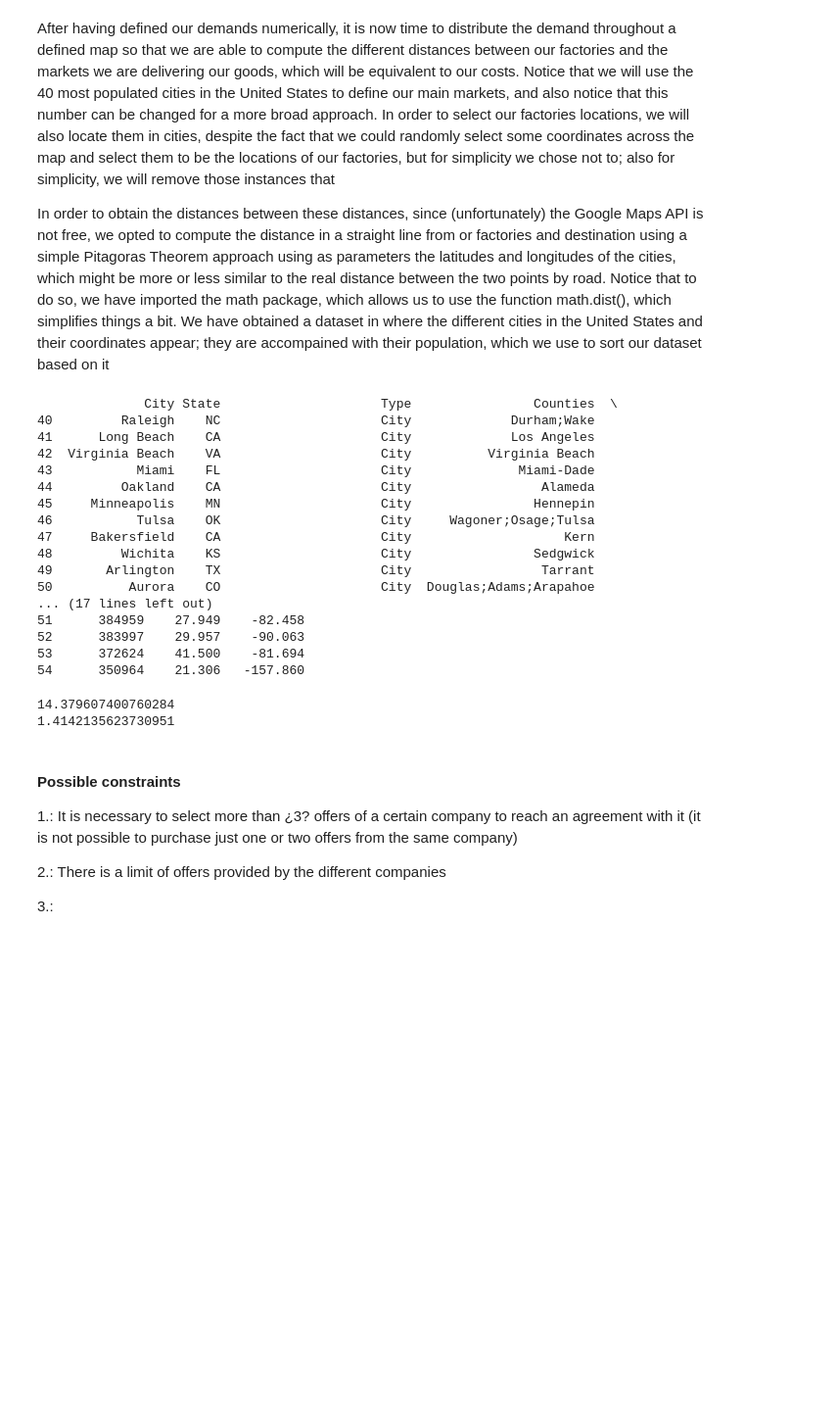
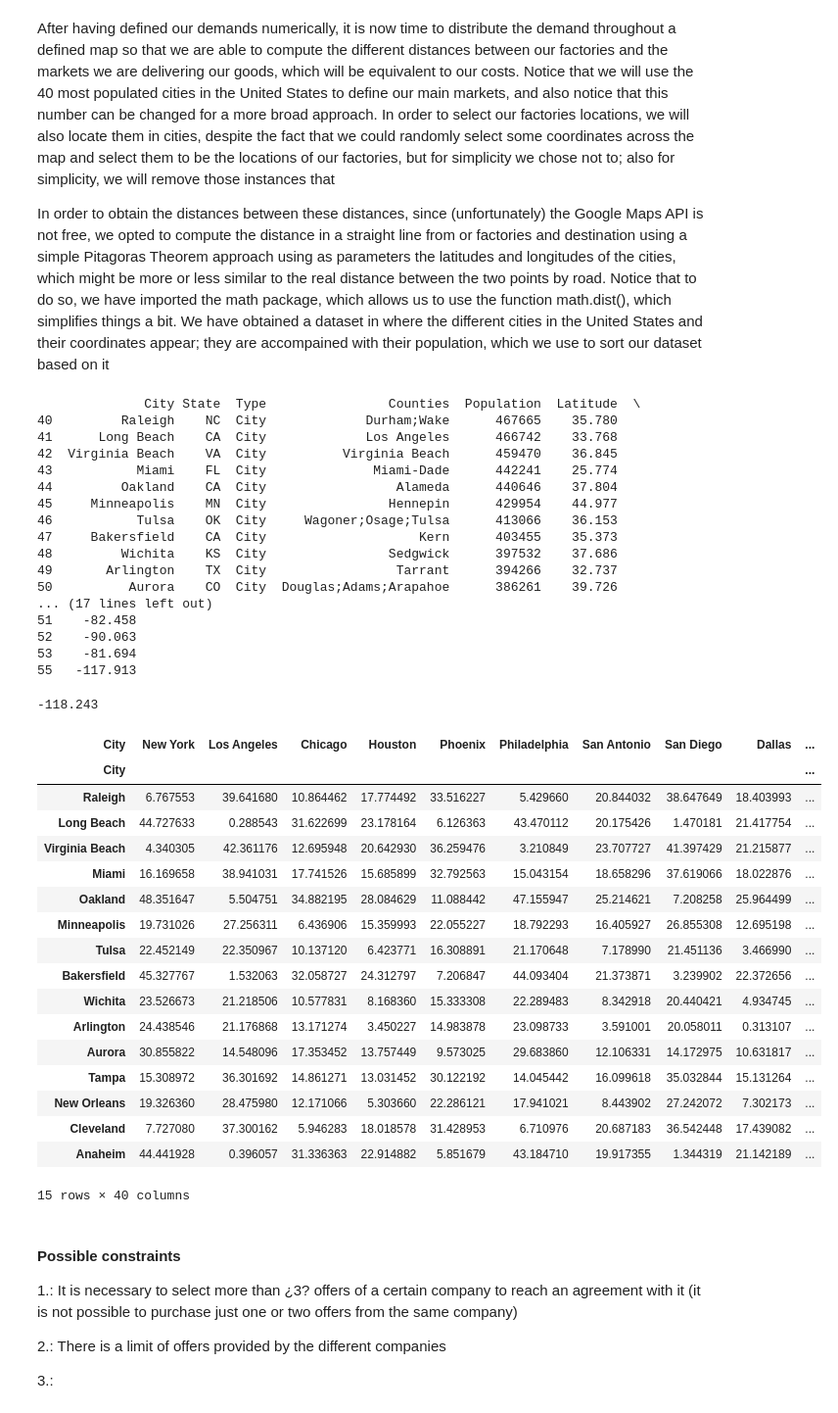
Before and after one commit to filipponardi17/Logistics-Optimization-System, a Jupyter notebook: First_Homework.ipynb, the cells around one changed output. Shown at 98% size. Saved outputs shown, nothing was run; the diff lists cells and outputs as text; code cells hidden in the pictures; blank space fills up the shorter version.

Commit message:
Distances computed
Notice that aux_df is the dataframe of the list distances_parameters, both are usable

```diff
--- a/First_Homework.ipynb
+++ b/First_Homework.ipynb
@@ -108,38 +108,61 @@ data = pd.read_csv("us2021census.csv")
 data["Longitude"] = data["Longitude"].apply(lambda x: float(x))
 data["Latitude"] = data["Latitude"].apply(lambda x: float(x))
 df_sorted = data.sort_values(by = "Population", ascending = False)
-df = df_sorted[df_sorted["State"] != "HI"]
-df = df_sorted[df_sorted["State"] != "AK"]
+df = df[df["State"].isin(["HI", "AK"]) == False]
 # %%
 n_markets = 40
-markets = df_sorted.iloc[0:n_markets]
-factories = df_sorted.iloc[n_markets:n_markets + 15]
-print(factories)
+n_factories = 15
+df_markets = df.iloc[0:n_markets]
+df_factories = df.iloc[n_markets:n_markets + n_factories]
 # %% [output]
-              City State                     Type                Counties  \
-40         Raleigh    NC                     City             Durham;Wake
-41      Long Beach    CA                     City             Los Angeles
-42  Virginia Beach    VA                     City          Virginia Beach
-43           Miami    FL                     City              Miami-Dade
-44         Oakland    CA                     City                 Alameda
-45     Minneapolis    MN                     City                Hennepin
-46           Tulsa    OK                     City     Wagoner;Osage;Tulsa
-47     Bakersfield    CA                     City                    Kern
-48         Wichita    KS                     City                Sedgwick
-49       Arlington    TX                     City                 Tarrant
-50          Aurora    CO                     City  Douglas;Adams;Arapahoe
+              City State  Type                Counties  Population  Latitude  \
+40         Raleigh    NC  City             Durham;Wake      467665    35.780
+41      Long Beach    CA  City             Los Angeles      466742    33.768
+42  Virginia Beach    VA  City          Virginia Beach      459470    36.845
+43           Miami    FL  City              Miami-Dade      442241    25.774
+44         Oakland    CA  City                 Alameda      440646    37.804
+45     Minneapolis    MN  City                Hennepin      429954    44.977
+46           Tulsa    OK  City     Wagoner;Osage;Tulsa      413066    36.153
+47     Bakersfield    CA  City                    Kern      403455    35.373
+48         Wichita    KS  City                Sedgwick      397532    37.686
+49       Arlington    TX  City                 Tarrant      394266    32.737
+50          Aurora    CO  City  Douglas;Adams;Arapahoe      386261    39.726
 ... (17 lines left out)
-51      384959    27.949    -82.458
-52      383997    29.957    -90.063
-53      372624    41.500    -81.694
-54      350964    21.306   -157.860
+51    -82.458
+52    -90.063
+53    -81.694
+55   -117.913
 # %%
-chicago = [df.loc[df["City"] == "Chicago"]["Longitude"].values[0], df.loc[df["City"] == "Chicago"]["Latitude"].values[0]]
-houston = [df.loc[df["City"] == "Houston"]["Longitude"].values[0], df.loc[df["City"] == "Houston"]["Latitude"].values[0]]
-print(math.dist(chicago, houston))
+distances_parameters = []
+for idx_f, f in enumerate(df_factories["City"]):
+    distances_parameters.append([])
+    for idx_m, m in enumerate(df_markets["City"]):
+        factory_params = [df.loc[df["City"] == f, "Longitude"].iloc[0], df.loc[df["City"] == f, "Latitude"].iloc[0]]
+        market_params = [df.loc[df["City"] == m, "Longitude"].iloc[0], df.loc[df["City"] == m, "Latitude"].iloc[0]]
+        distances_parameters[idx_f].append(math.dist(factory_params, market_params))
+
+aux_df = pd.DataFrame(data = distances_parameters, index = df_factories["City"], columns = df_markets["City"])
+aux_df
 # %% [output]
-14.379607400760284
-1.4142135623730951
+-118.243
+| City | New York | Los Angeles | Chicago | Houston | Phoenix | Philadelphia | San Antonio | San Diego | Dallas | ... |
+| City |  |  |  |  |  |  |  |  |  | ... |
+| Raleigh | 6.767553 | 39.641680 | 10.864462 | 17.774492 | 33.516227 | 5.429660 | 20.844032 | 38.647649 | 18.403993 | ... |
+| Long Beach | 44.727633 | 0.288543 | 31.622699 | 23.178164 | 6.126363 | 43.470112 | 20.175426 | 1.470181 | 21.417754 | ... |
+| Virginia Beach | 4.340305 | 42.361176 | 12.695948 | 20.642930 | 36.259476 | 3.210849 | 23.707727 | 41.397429 | 21.215877 | ... |
+| Miami | 16.169658 | 38.941031 | 17.741526 | 15.685899 | 32.792563 | 15.043154 | 18.658296 | 37.619066 | 18.022876 | ... |
+| Oakland | 48.351647 | 5.504751 | 34.882195 | 28.084629 | 11.088442 | 47.155947 | 25.214621 | 7.208258 | 25.964499 | ... |
+| Minneapolis | 19.731026 | 27.256311 | 6.436906 | 15.359993 | 22.055227 | 18.792293 | 16.405927 | 26.855308 | 12.695198 | ... |
+| Tulsa | 22.452149 | 22.350967 | 10.137120 | 6.423771 | 16.308891 | 21.170648 | 7.178990 | 21.451136 | 3.466990 | ... |
+| Bakersfield | 45.327767 | 1.532063 | 32.058727 | 24.312797 | 7.206847 | 44.093404 | 21.373871 | 3.239902 | 22.372656 | ... |
+| Wichita | 23.526673 | 21.218506 | 10.577831 | 8.168360 | 15.333308 | 22.289483 | 8.342918 | 20.440421 | 4.934745 | ... |
+| Arlington | 24.438546 | 21.176868 | 13.171274 | 3.450227 | 14.983878 | 23.098733 | 3.591001 | 20.058011 | 0.313107 | ... |
+| Aurora | 30.855822 | 14.548096 | 17.353452 | 13.757449 | 9.573025 | 29.683860 | 12.106331 | 14.172975 | 10.631817 | ... |
+| Tampa | 15.308972 | 36.301692 | 14.861271 | 13.031452 | 30.122192 | 14.045442 | 16.099618 | 35.032844 | 15.131264 | ... |
+| New Orleans | 19.326360 | 28.475980 | 12.171066 | 5.303660 | 22.286121 | 17.941021 | 8.443902 | 27.242072 | 7.302173 | ... |
+| Cleveland | 7.727080 | 37.300162 | 5.946283 | 18.018578 | 31.428953 | 6.710976 | 20.687183 | 36.542448 | 17.439082 | ... |
+| Anaheim | 44.441928 | 0.396057 | 31.336363 | 22.914882 | 5.851679 | 43.184710 | 19.917355 | 1.344319 | 21.142189 | ... |
+15 rows × 40 columns
 # %% [markdown]
 #### Possible constraints
 
```
